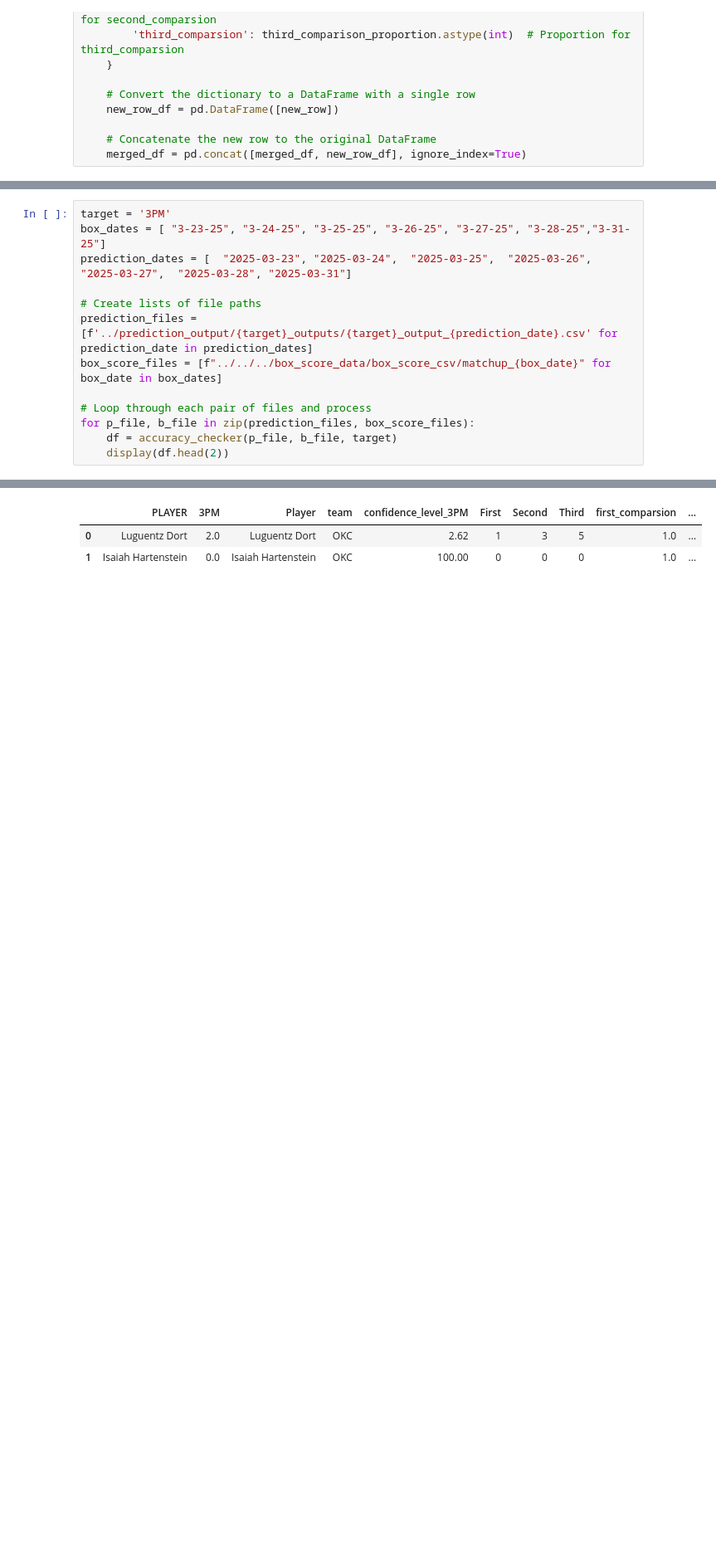
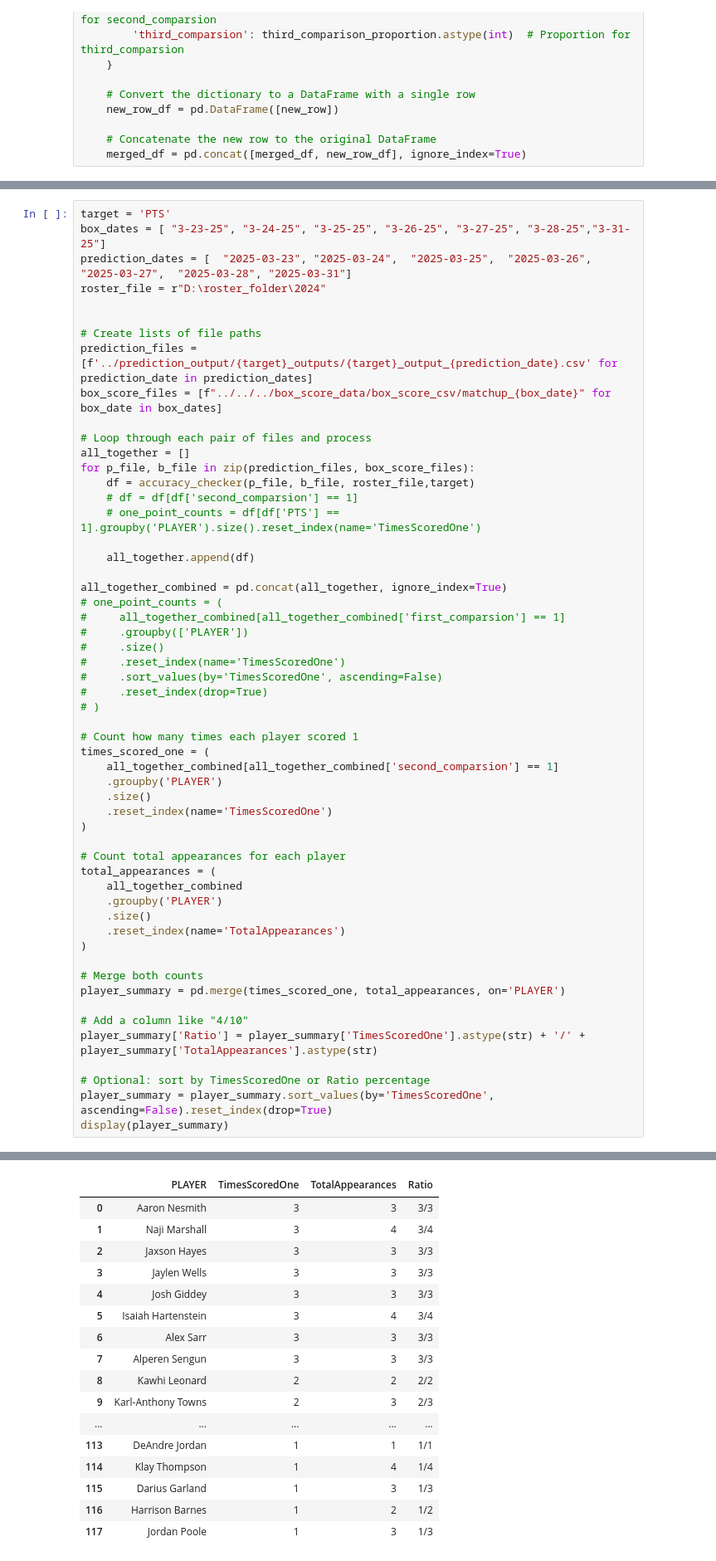
Before and after one commit to penfoldslaw/web_scraping_sports, a Jupyter notebook: models/linear_regression/accuracy_score_linear/score.ipynb, the cells around one changed output, grey strips where cells are left out. Shown at 83% size. Saved outputs shown, nothing was run; the diff lists cells and outputs as text; blank space fills up the shorter version.

```diff
--- a/models/linear_regression/accuracy_score_linear/score.ipynb
+++ b/models/linear_regression/accuracy_score_linear/score.ipynb
@@ -268,14 +319,56 @@ accuracy_checker(prediction_file,box_score_file,target)
 # %%
-target = '3PM'
+target = 'PTS'
 box_dates = [ "3-23-25", "3-24-25", "3-25-25", "3-26-25", "3-27-25", "3-28-25","3-31-25"]
 prediction_dates = [  "2025-03-23", "2025-03-24",  "2025-03-25",  "2025-03-26",  "2025-03-27",  "2025-03-28", "2025-03-31"]
+roster_file = r"D:\roster_folder\2024"
+
 
 # Create lists of file paths
 prediction_files = [f'../prediction_output/{target}_outputs/{target}_output_{prediction_date}.csv' for prediction_date in prediction_dates]
 box_score_files = [f"../../../box_score_data/box_score_csv/matchup_{box_date}" for box_date in box_dates]
 
 # Loop through each pair of files and process
+all_together = []
 for p_file, b_file in zip(prediction_files, box_score_files):
-    df = accuracy_checker(p_file, b_file, target)
-    display(df.head(2))
+    df = accuracy_checker(p_file, b_file, roster_file,target)
+    # df = df[df['second_comparsion'] == 1]
+    # one_point_counts = df[df['PTS'] == 1].groupby('PLAYER').size().reset_index(name='TimesScoredOne')
+
+    all_together.append(df)
+
+all_together_combined = pd.concat(all_together, ignore_index=True)
+# one_point_counts = (
+#     all_together_combined[all_together_combined['first_comparsion'] == 1]
+#     .groupby(['PLAYER'])
+#     .size()
+#     .reset_index(name='TimesScoredOne')
+#     .sort_values(by='TimesScoredOne', ascending=False)
+#     .reset_index(drop=True)
+# )
+
+# Count how many times each player scored 1
+times_scored_one = (
+    all_together_combined[all_together_combined['second_comparsion'] == 1]
+    .groupby('PLAYER')
+    .size()
+    .reset_index(name='TimesScoredOne')
+)
+
+# Count total appearances for each player
+total_appearances = (
+    all_together_combined
+    .groupby('PLAYER')
+    .size()
+    .reset_index(name='TotalAppearances')
+)
+
+# Merge both counts
+player_summary = pd.merge(times_scored_one, total_appearances, on='PLAYER')
+
+# Add a column like "4/10"
+player_summary['Ratio'] = player_summary['TimesScoredOne'].astype(str) + '/' + player_summary['TotalAppearances'].astype(str)
+
+# Optional: sort by TimesScoredOne or Ratio percentage
+player_summary = player_summary.sort_values(by='TimesScoredOne', ascending=False).reset_index(drop=True)
+display(player_summary)
 # %% [output]
@@ -285,3 +392,17 @@ Proportion of 1's in third_comparsion: 42.86
-|  | PLAYER | 3PM | Player | team | confidence_level_3PM | First | Second | Third | first_comparsion | ... |
-| 0 | Luguentz Dort | 2.0 | Luguentz Dort | OKC | 2.62 | 1 | 3 | 5 | 1.0 | ... |
-| 1 | Isaiah Hartenstein | 0.0 | Isaiah Hartenstein | OKC | 100.00 | 0 | 0 | 0 | 1.0 | ... |
+|  | PLAYER | TimesScoredOne | TotalAppearances | Ratio |
+| 0 | Aaron Nesmith | 3 | 3 | 3/3 |
+| 1 | Naji Marshall | 3 | 4 | 3/4 |
+| 2 | Jaxson Hayes | 3 | 3 | 3/3 |
+| 3 | Jaylen Wells | 3 | 3 | 3/3 |
+| 4 | Josh Giddey | 3 | 3 | 3/3 |
+| 5 | Isaiah Hartenstein | 3 | 4 | 3/4 |
+| 6 | Alex Sarr | 3 | 3 | 3/3 |
+| 7 | Alperen Sengun | 3 | 3 | 3/3 |
+| 8 | Kawhi Leonard | 2 | 2 | 2/2 |
+| 9 | Karl-Anthony Towns | 2 | 3 | 2/3 |
+| ... | ... | ... | ... | ... |
+| 113 | DeAndre Jordan | 1 | 1 | 1/1 |
+| 114 | Klay Thompson | 1 | 4 | 1/4 |
+| 115 | Darius Garland | 1 | 3 | 1/3 |
+| 116 | Harrison Barnes | 1 | 2 | 1/2 |
+| 117 | Jordan Poole | 1 | 3 | 1/3 |
```
Also changed, not shown: parts of 4 cells of this notebook, 13 other files.
